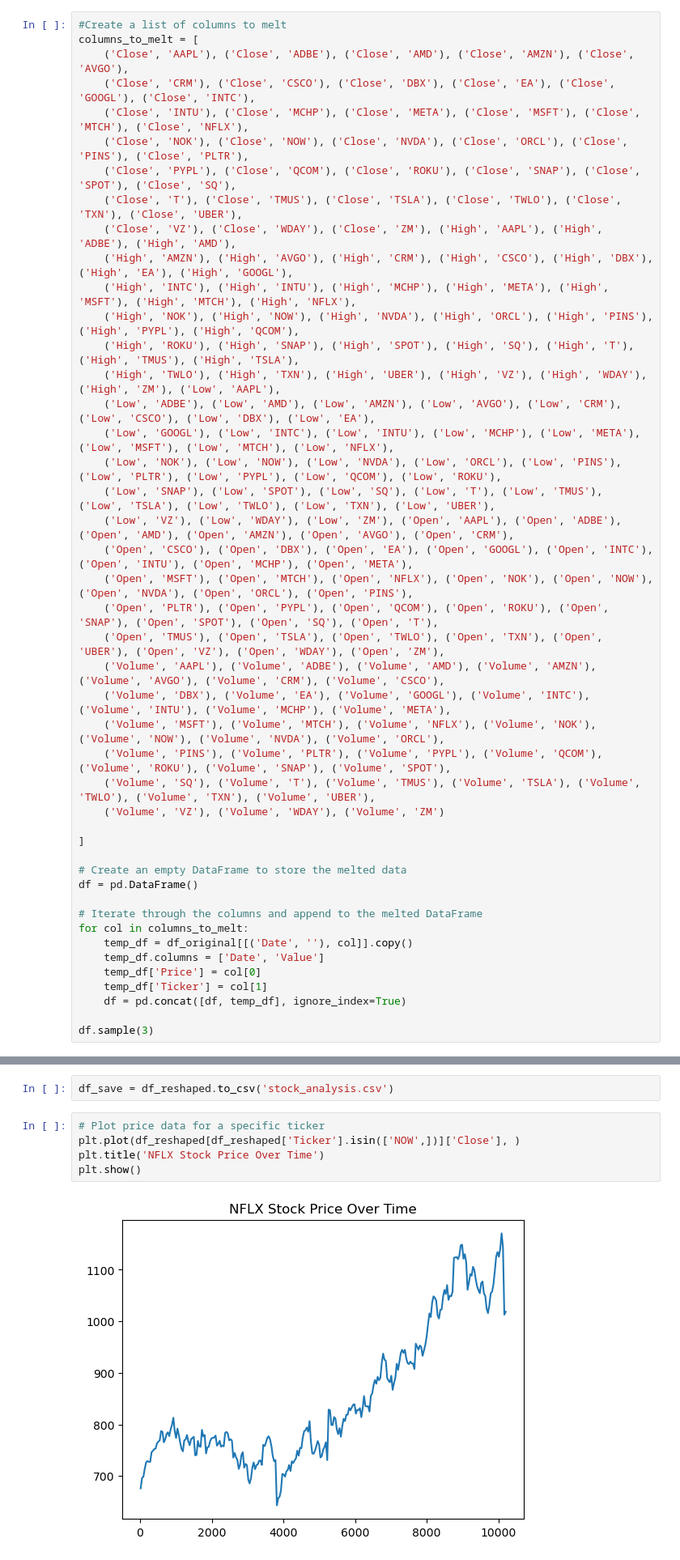
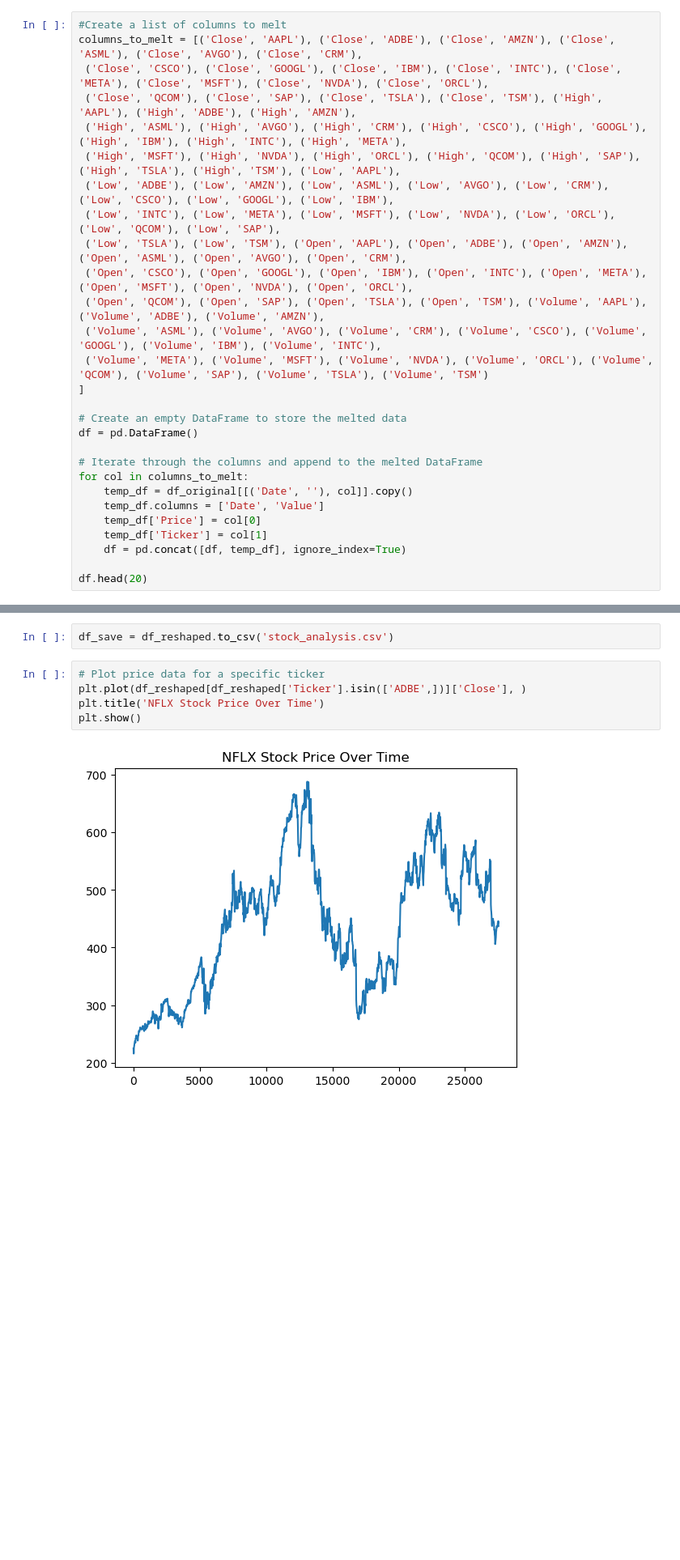
Before and after one commit to modyreturn/Stock-Market-Analysis, a Jupyter notebook: Stock_Analysis.ipynb, the cells around one changed output, grey strips where cells are left out. Shown: that part at 81% size. Drawn from its saved outputs; the diff is of its cells as text; blank space fills up the shorter version.

```diff
--- a/Stock_Analysis.ipynb
+++ b/Stock_Analysis.ipynb
@@ -65,34 +57,17 @@ list(df_original.columns)
 # %%
 #Create a list of columns to melt
-columns_to_melt = [
-    ('Close', 'AAPL'), ('Close', 'ADBE'), ('Close', 'AMD'), ('Close', 'AMZN'), ('Close', 'AVGO'),
-    ('Close', 'CRM'), ('Close', 'CSCO'), ('Close', 'DBX'), ('Close', 'EA'), ('Close', 'GOOGL'), ('Close', 'INTC'),
-    ('Close', 'INTU'), ('Close', 'MCHP'), ('Close', 'META'), ('Close', 'MSFT'), ('Close', 'MTCH'), ('Close', 'NFLX'),
-    ('Close', 'NOK'), ('Close', 'NOW'), ('Close', 'NVDA'), ('Close', 'ORCL'), ('Close', 'PINS'), ('Close', 'PLTR'),
-    ('Close', 'PYPL'), ('Close', 'QCOM'), ('Close', 'ROKU'), ('Close', 'SNAP'), ('Close', 'SPOT'), ('Close', 'SQ'),
-    ('Close', 'T'), ('Close', 'TMUS'), ('Close', 'TSLA'), ('Close', 'TWLO'), ('Close', 'TXN'), ('Close', 'UBER'),
-    ('Close', 'VZ'), ('Close', 'WDAY'), ('Close', 'ZM'), ('High', 'AAPL'), ('High', 'ADBE'), ('High', 'AMD'),
-    ('High', 'AMZN'), ('High', 'AVGO'), ('High', 'CRM'), ('High', 'CSCO'), ('High', 'DBX'), ('High', 'EA'), ('High', 'GOOGL'),
-    ('High', 'INTC'), ('High', 'INTU'), ('High', 'MCHP'), ('High', 'META'), ('High', 'MSFT'), ('High', 'MTCH'), ('High', 'NFLX'),
-    ('High', 'NOK'), ('High', 'NOW'), ('High', 'NVDA'), ('High', 'ORCL'), ('High', 'PINS'), ('High', 'PYPL'), ('High', 'QCOM'),
-    ('High', 'ROKU'), ('High', 'SNAP'), ('High', 'SPOT'), ('High', 'SQ'), ('High', 'T'), ('High', 'TMUS'), ('High', 'TSLA'),
-    ('High', 'TWLO'), ('High', 'TXN'), ('High', 'UBER'), ('High', 'VZ'), ('High', 'WDAY'), ('High', 'ZM'), ('Low', 'AAPL'),
-    ('Low', 'ADBE'), ('Low', 'AMD'), ('Low', 'AMZN'), ('Low', 'AVGO'), ('Low', 'CRM'), ('Low', 'CSCO'), ('Low', 'DBX'), ('Low', 'EA'),
-    ('Low', 'GOOGL'), ('Low', 'INTC'), ('Low', 'INTU'), ('Low', 'MCHP'), ('Low', 'META'), ('Low', 'MSFT'), ('Low', 'MTCH'), ('Low', 'NFLX'),
-    ('Low', 'NOK'), ('Low', 'NOW'), ('Low', 'NVDA'), ('Low', 'ORCL'), ('Low', 'PINS'), ('Low', 'PLTR'), ('Low', 'PYPL'), ('Low', 'QCOM'), ('Low', 'ROKU'),
-    ('Low', 'SNAP'), ('Low', 'SPOT'), ('Low', 'SQ'), ('Low', 'T'), ('Low', 'TMUS'), ('Low', 'TSLA'), ('Low', 'TWLO'), ('Low', 'TXN'), ('Low', 'UBER'),
-    ('Low', 'VZ'), ('Low', 'WDAY'), ('Low', 'ZM'), ('Open', 'AAPL'), ('Open', 'ADBE'), ('Open', 'AMD'), ('Open', 'AMZN'), ('Open', 'AVGO'), ('Open', 'CRM'),
-    ('Open', 'CSCO'), ('Open', 'DBX'), ('Open', 'EA'), ('Open', 'GOOGL'), ('Open', 'INTC'), ('Open', 'INTU'), ('Open', 'MCHP'), ('Open', 'META'),
-    ('Open', 'MSFT'), ('Open', 'MTCH'), ('Open', 'NFLX'), ('Open', 'NOK'), ('Open', 'NOW'), ('Open', 'NVDA'), ('Open', 'ORCL'), ('Open', 'PINS'),
-    ('Open', 'PLTR'), ('Open', 'PYPL'), ('Open', 'QCOM'), ('Open', 'ROKU'), ('Open', 'SNAP'), ('Open', 'SPOT'), ('Open', 'SQ'), ('Open', 'T'),
-    ('Open', 'TMUS'), ('Open', 'TSLA'), ('Open', 'TWLO'), ('Open', 'TXN'), ('Open', 'UBER'), ('Open', 'VZ'), ('Open', 'WDAY'), ('Open', 'ZM'),
-    ('Volume', 'AAPL'), ('Volume', 'ADBE'), ('Volume', 'AMD'), ('Volume', 'AMZN'), ('Volume', 'AVGO'), ('Volume', 'CRM'), ('Volume', 'CSCO'),
-    ('Volume', 'DBX'), ('Volume', 'EA'), ('Volume', 'GOOGL'), ('Volume', 'INTC'), ('Volume', 'INTU'), ('Volume', 'MCHP'), ('Volume', 'META'),
-    ('Volume', 'MSFT'), ('Volume', 'MTCH'), ('Volume', 'NFLX'), ('Volume', 'NOK'), ('Volume', 'NOW'), ('Volume', 'NVDA'), ('Volume', 'ORCL'),
-    ('Volume', 'PINS'), ('Volume', 'PLTR'), ('Volume', 'PYPL'), ('Volume', 'QCOM'), ('Volume', 'ROKU'), ('Volume', 'SNAP'), ('Volume', 'SPOT'),
-    ('Volume', 'SQ'), ('Volume', 'T'), ('Volume', 'TMUS'), ('Volume', 'TSLA'), ('Volume', 'TWLO'), ('Volume', 'TXN'), ('Volume', 'UBER'),
-    ('Volume', 'VZ'), ('Volume', 'WDAY'), ('Volume', 'ZM')
-
+columns_to_melt = [('Close', 'AAPL'), ('Close', 'ADBE'), ('Close', 'AMZN'), ('Close', 'ASML'), ('Close', 'AVGO'), ('Close', 'CRM'),
+ ('Close', 'CSCO'), ('Close', 'GOOGL'), ('Close', 'IBM'), ('Close', 'INTC'), ('Close', 'META'), ('Close', 'MSFT'), ('Close', 'NVDA'), ('Close', 'ORCL'),
+ ('Close', 'QCOM'), ('Close', 'SAP'), ('Close', 'TSLA'), ('Close', 'TSM'), ('High', 'AAPL'), ('High', 'ADBE'), ('High', 'AMZN'),
+ ('High', 'ASML'), ('High', 'AVGO'), ('High', 'CRM'), ('High', 'CSCO'), ('High', 'GOOGL'), ('High', 'IBM'), ('High', 'INTC'), ('High', 'META'),
+ ('High', 'MSFT'), ('High', 'NVDA'), ('High', 'ORCL'), ('High', 'QCOM'), ('High', 'SAP'), ('High', 'TSLA'), ('High', 'TSM'), ('Low', 'AAPL'),
+ ('Low', 'ADBE'), ('Low', 'AMZN'), ('Low', 'ASML'), ('Low', 'AVGO'), ('Low', 'CRM'), ('Low', 'CSCO'), ('Low', 'GOOGL'), ('Low', 'IBM'),
+ ('Low', 'INTC'), ('Low', 'META'), ('Low', 'MSFT'), ('Low', 'NVDA'), ('Low', 'ORCL'), ('Low', 'QCOM'), ('Low', 'SAP'),
+ ('Low', 'TSLA'), ('Low', 'TSM'), ('Open', 'AAPL'), ('Open', 'ADBE'), ('Open', 'AMZN'), ('Open', 'ASML'), ('Open', 'AVGO'), ('Open', 'CRM'),
+ ('Open', 'CSCO'), ('Open', 'GOOGL'), ('Open', 'IBM'), ('Open', 'INTC'), ('Open', 'META'), ('Open', 'MSFT'), ('Open', 'NVDA'), ('Open', 'ORCL'),
+ ('Open', 'QCOM'), ('Open', 'SAP'), ('Open', 'TSLA'), ('Open', 'TSM'), ('Volume', 'AAPL'), ('Volume', 'ADBE'), ('Volume', 'AMZN'),
+ ('Volume', 'ASML'), ('Volume', 'AVGO'), ('Volume', 'CRM'), ('Volume', 'CSCO'), ('Volume', 'GOOGL'), ('Volume', 'IBM'), ('Volume', 'INTC'),
+ ('Volume', 'META'), ('Volume', 'MSFT'), ('Volume', 'NVDA'), ('Volume', 'ORCL'), ('Volume', 'QCOM'), ('Volume', 'SAP'), ('Volume', 'TSLA'), ('Volume', 'TSM')
 ]
 
 # Create an empty DataFrame to store the melted data
@@ -106,6 +81,6 @@ for col in columns_to_melt:
     temp_df['Ticker'] = col[1]
     df = pd.concat([df, temp_df], ignore_index=True)
 
-df.sample(3)
+df.head(20)
 # %% [output]
 |  | Date | Value | Price | Ticker |
@@ -162,11 +131,11 @@ memory usage: 559.1+ KB
 df_save = df_reshaped.to_csv('stock_analysis.csv')
 # %%
 # Plot price data for a specific ticker
-plt.plot(df_reshaped[df_reshaped['Ticker'].isin(['NOW',])]['Close'], )
+plt.plot(df_reshaped[df_reshaped['Ticker'].isin(['ADBE',])]['Close'], )
 plt.title('NFLX Stock Price Over Time')
 plt.show()
 # %% [output]
-[figure, old version]
+[figure, new version]
 # %%
 Ticker_prices = df_reshaped.groupby('Ticker')['Close'].mean().reset_index()
 
```
Also changed, not shown: parts of 10 cells of this notebook, 1 other file.
